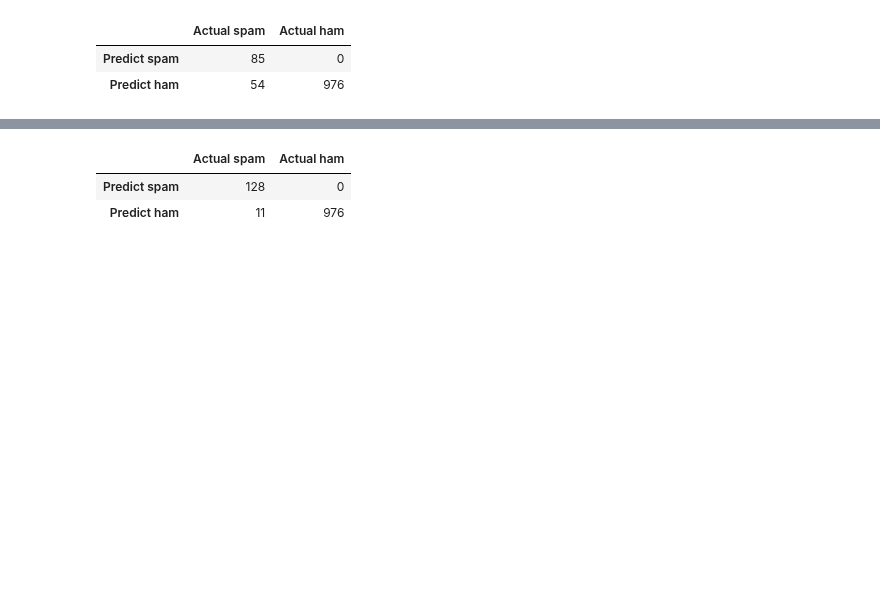
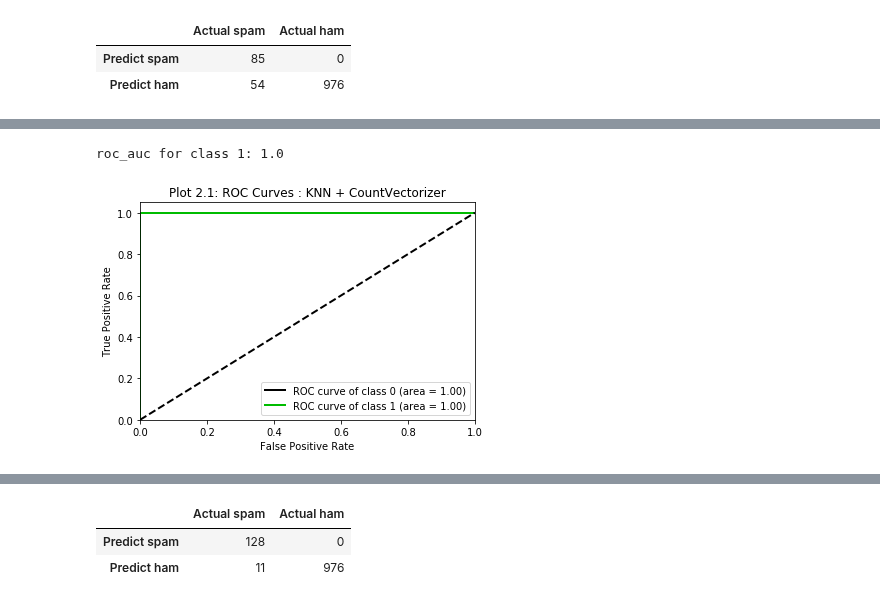
Before and after one commit to ECS171-Project/Final-project, a Jupyter notebook: SVC and KNN.ipynb, the cells around one changed output, grey strips where cells are left out. Saved outputs shown, nothing was run; the diff lists cells and outputs as text; code cells hidden in the pictures; blank space fills up the shorter version.

```diff
--- a/SVC and KNN.ipynb
+++ b/SVC and KNN.ipynb
@@ -407,2 +440,7 @@ print(classification_report(pre2, y_te))
    macro avg       0.81      0.97      0.87      1115
 weighted avg       0.97      0.95      0.96      1115
+# %%
+plot_roc(M2,pre2, "Plot 2.1: ROC Curves : KNN + CountVectorizer")
+# %% [output]
+roc_auc for class 1: 1.0
+[figure, added]
```
Also changed, not shown: parts of 26 cells of this notebook.
